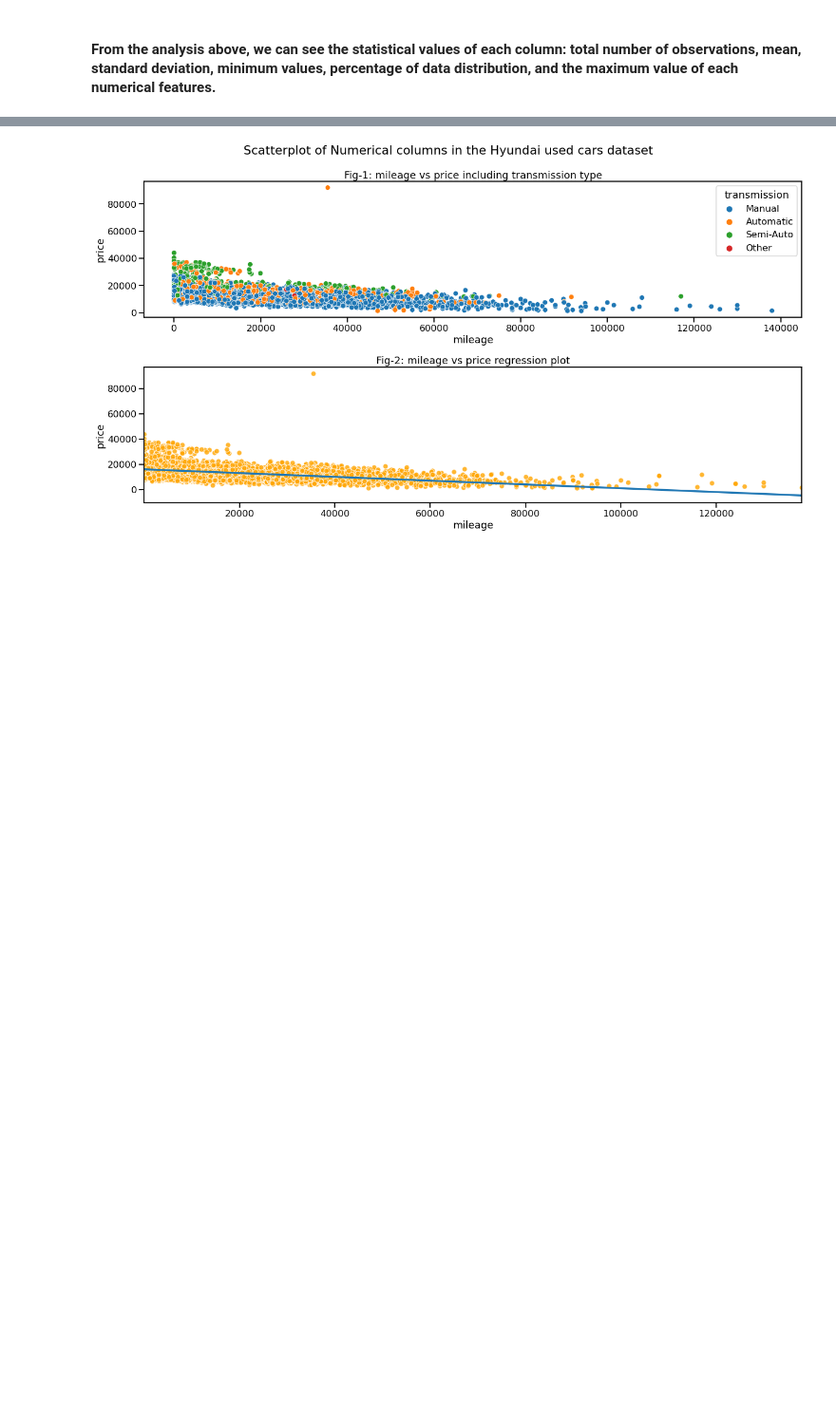
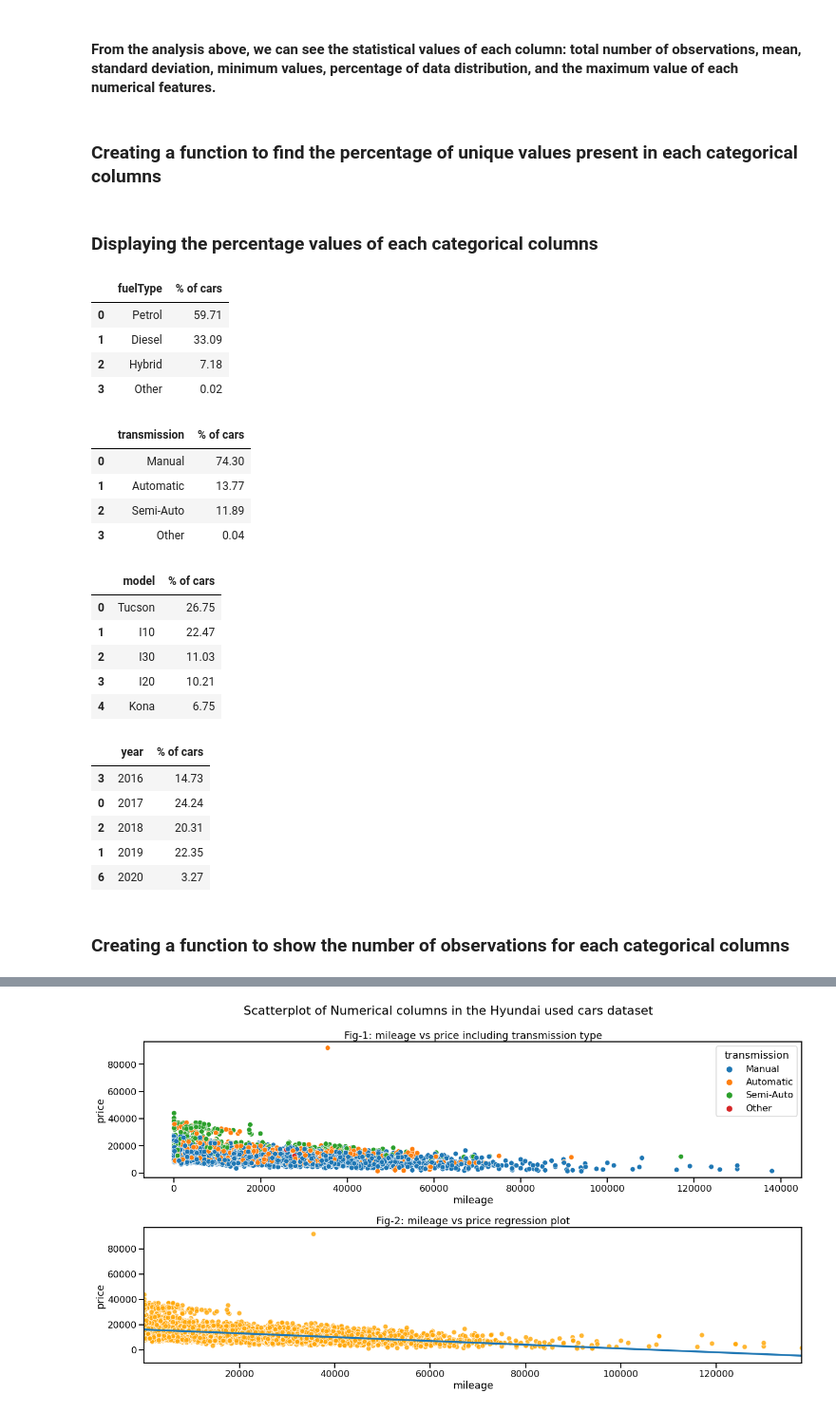
Before and after one commit to manosh-haldar/-Data-Visualization-with-Python, a Jupyter notebook: Hyundai_used_car_EDA_HW3.ipynb, the cells around one changed output, grey strips where cells are left out. Shown: that part at 95% size. Cells and saved outputs as stored; diff of their text form; code cells hidden in the pictures; blank space fills up the shorter version.

```diff
--- a/Hyundai_used_car_EDA_HW3.ipynb
+++ b/Hyundai_used_car_EDA_HW3.ipynb
@@ -76,3 +77,64 @@ display(df.describe())
 | max | 2020.000000 | 92000.00000 | 138000.000000 | 256.800000 | 2.900000 |
 # %% [markdown]
 #### From the analysis above, we can see the statistical values of each column: total number of observations, mean, standard deviation, minimum values, percentage of data distribution, and the maximum value of each numerical features.
+# %% [markdown]
+### Creating a function to find the percentage of unique values present in each categorical columns
+# %%
+def unique_column_count(df, col):
+
+    #Creating a variable from each column
+    col_count = df[col].value_counts(normalize = True)
+    #Converting the variable type from series to dataframe
+    col_count = pd.DataFrame(col_count)
+    #Resetting the index and assign column names
+    col_count = col_count.reset_index()
+    col_count = col_count.rename(columns = {"index" : col, col : "% of cars"})
+    #Converting to percentage and rounding the number
+    col_count ["% of cars"] = col_count["% of cars"]*100
+    col_count ["% of cars"] = col_count["% of cars"].round(2)
+
+    return col_count
+# %% [markdown]
+### Displaying the percentage values of each categorical columns
+# %%
+#Display fuelType column
+fuelType_count = unique_column_count(df, "fuelType")
+display(fuelType_count.head())
+
+#Display transmission column
+transmission_count = unique_column_count(df, "transmission")
+display(transmission_count.head())
+
+#Display model column
+model_count = unique_column_count(df, "model")
+display(model_count.head())
+
+#Display and sorting the year column by "year"
+year_count = unique_column_count(df, "year")
+year_count = year_count.sort_values(by = "year")
+display(year_count.tail())
+# %% [output]
+|  | fuelType | % of cars |
+| 0 | Petrol | 59.71 |
+| 1 | Diesel | 33.09 |
+| 2 | Hybrid | 7.18 |
+| 3 | Other | 0.02 |
+|  | transmission | % of cars |
+| 0 | Manual | 74.30 |
+| 1 | Automatic | 13.77 |
+| 2 | Semi-Auto | 11.89 |
+| 3 | Other | 0.04 |
+|  | model | % of cars |
+| 0 | Tucson | 26.75 |
+| 1 | I10 | 22.47 |
+| 2 | I30 | 11.03 |
+| 3 | I20 | 10.21 |
+| 4 | Kona | 6.75 |
+|  | year | % of cars |
+| 3 | 2016 | 14.73 |
+| 0 | 2017 | 24.24 |
+| 2 | 2018 | 20.31 |
+| 1 | 2019 | 22.35 |
+| 6 | 2020 | 3.27 |
+# %% [markdown]
+### Creating a function to show the number of observations for each categorical columns
```
Also changed, not shown: parts of 23 cells of this notebook.
